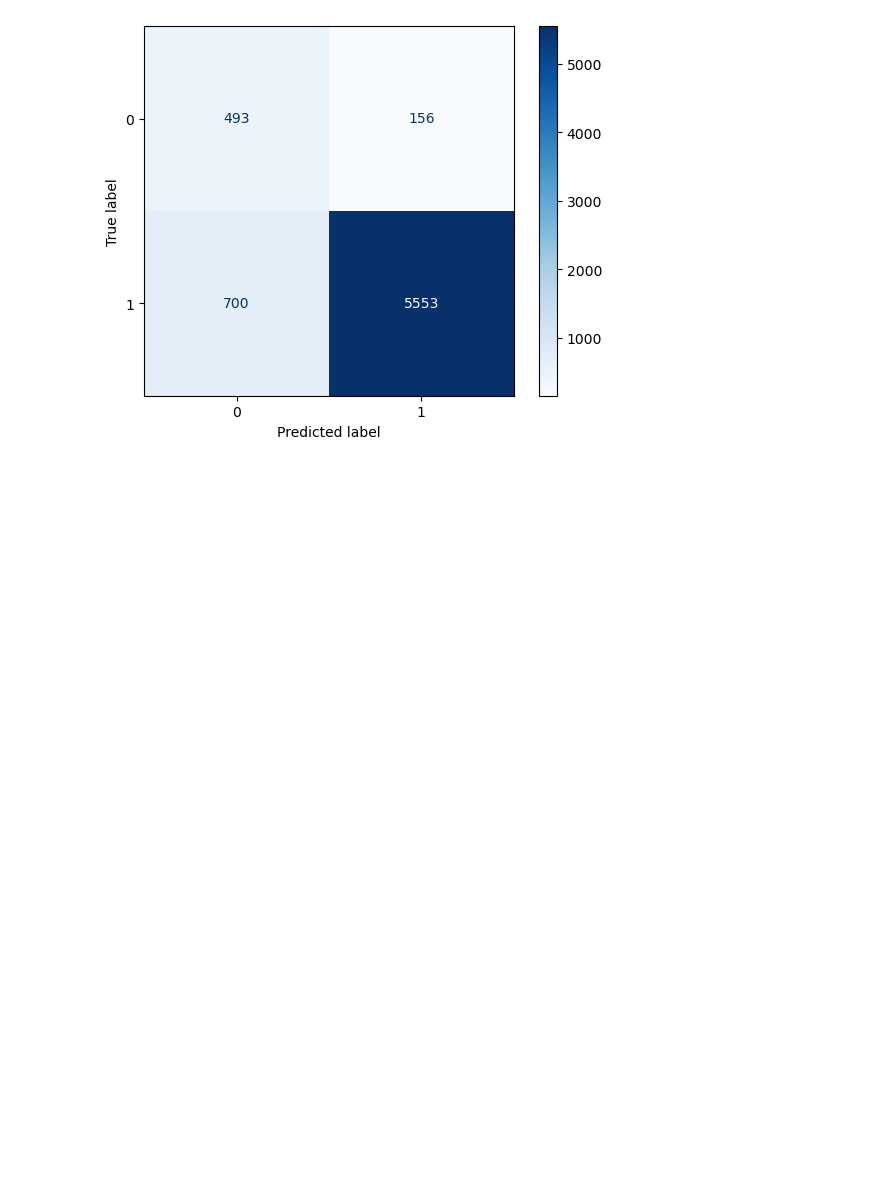
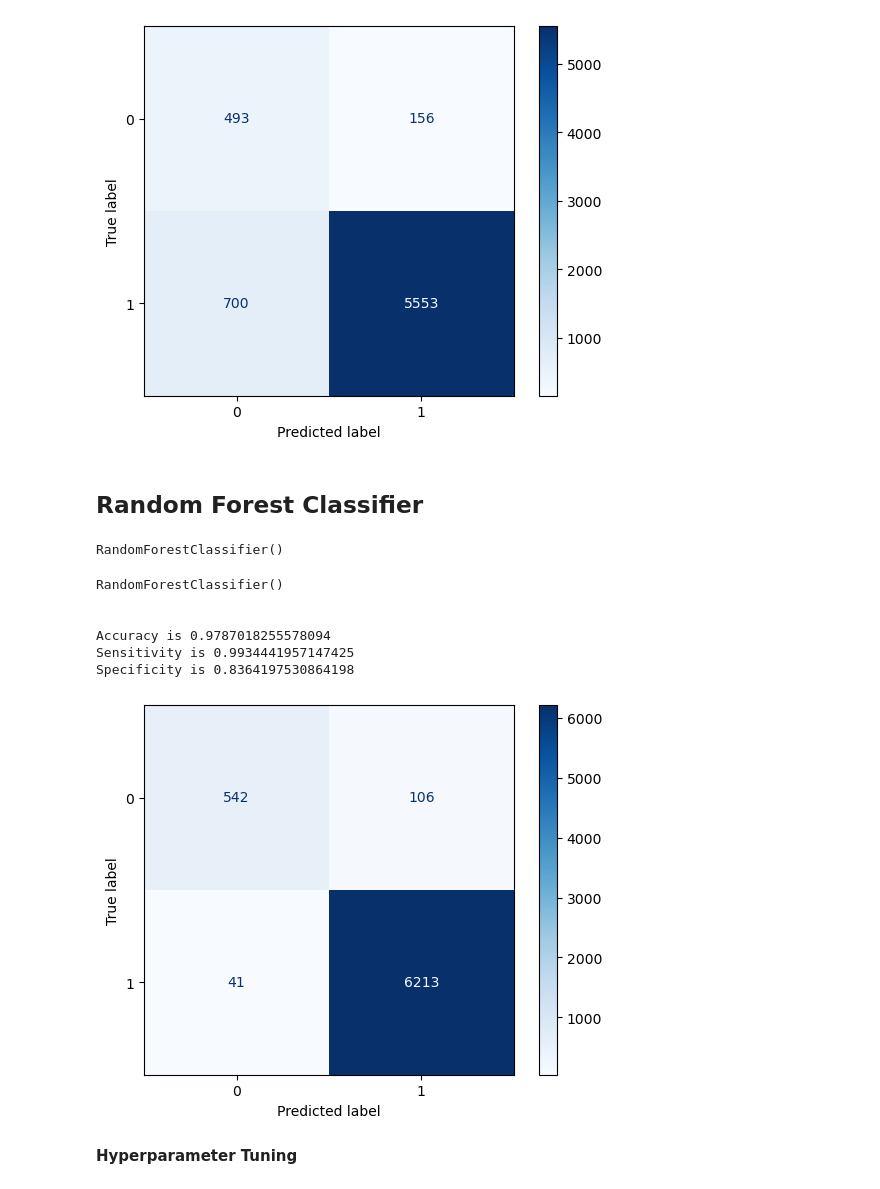
Before and after one commit to RavishankarDuMCA10/Sentiment-Based-Product-Recommendation-System, a Jupyter notebook: Sentiment Based Product Recommendation System.ipynb, the cells around one changed output. Cells and saved outputs as stored; diff of their text form; code cells hidden in the pictures; blank space fills up the shorter version.

Commit message:
Completed Models training.

```diff
--- a/Sentiment Based Product Recommendation System.ipynb
+++ b/Sentiment Based Product Recommendation System.ipynb
@@ -973,3 +974,26 @@ pickle.dump(tfidf_vectorizer, open('Pickles/tfidf.pkl', 'wb'))
 # %%
 tfs = pd.read_pickle('Pickles/tfidf.pkl')
 mdl = pd.read_pickle('Pickles/final_lr.pkl')
+# %% [markdown]
+## Random Forest Classifier
+# %%
+# Fitting a Random Forest classifier without any hyperparameter tunning
+from sklearn.ensemble import RandomForestClassifier
+import time
+from sklearn.model_selection import GridSearchCV
+rf = RandomForestClassifier()
+rf.fit(X_train_sm, y_train_sm)
+# %% [output]
+RandomForestClassifier()
+# %%
+display_score(rf)
+# %% [output]
+RandomForestClassifier()
+
+
+Accuracy is 0.9787018255578094
+Sensitivity is 0.9934441957147425
+Specificity is 0.8364197530864198
+[figure, added]
+# %% [markdown]
+**Hyperparameter Tuning**
```
Also changed, not shown: parts of 16 cells of this notebook, 2 other files.
